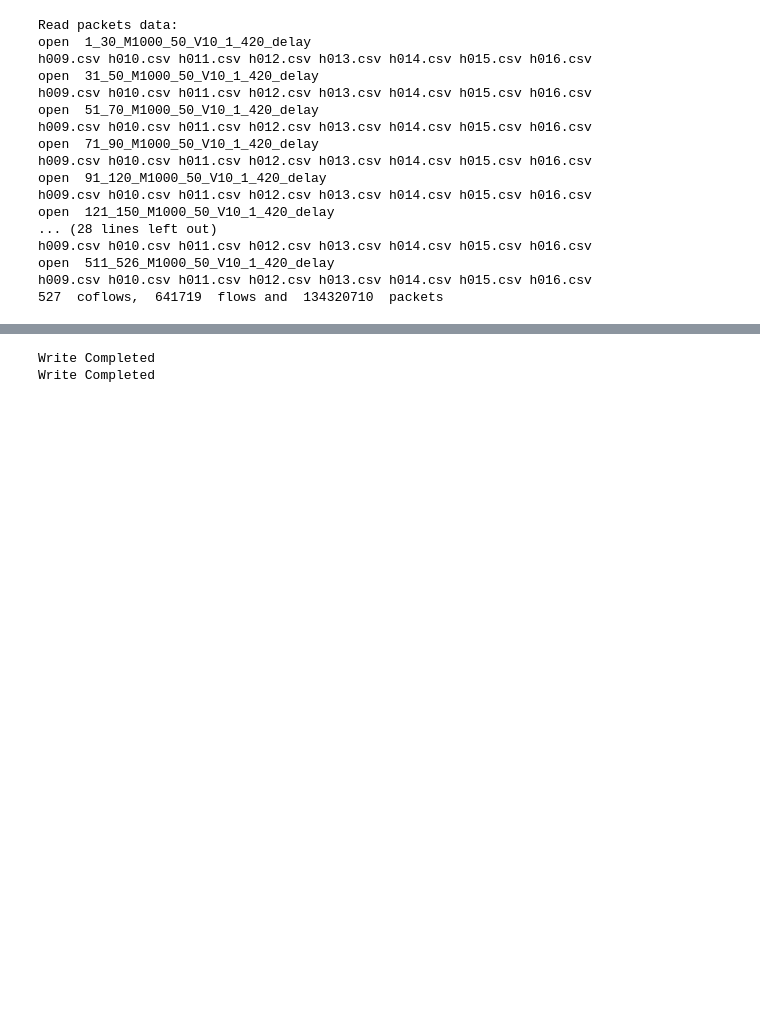
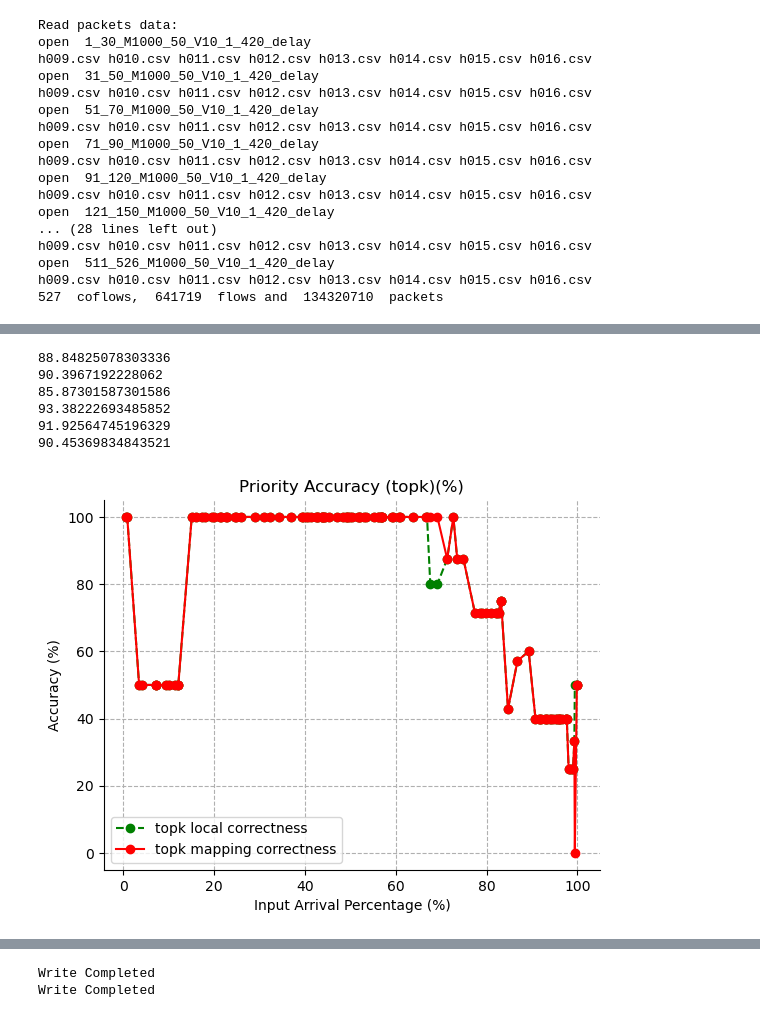
Before and after one commit to yw63/coflow_multi_switch, a Jupyter notebook: p4_simulator_multi.ipynb, the cells around one changed output, grey strips where cells are left out. Cells and saved outputs as stored; diff of their text form; code cells hidden in the pictures; blank space fills up the shorter version.

```diff
--- a/p4_simulator_multi.ipynb
+++ b/p4_simulator_multi.ipynb
@@ -1509,0 +2132,78 @@ for key in priority_result.keys():
+# %%
+print(sum(local_correctness)/len(local_correctness))
+print(sum(mapping_correctness)/len(mapping_correctness))
+print(sum(local_correctness[:math.floor(len(local_correctness)/2)])/math.floor(len(local_correctness)/2))
+print(sum(local_correctness[math.floor(len(local_correctness)/2):])/math.floor(len(local_correctness)/2))
+print(sum(mapping_correctness[:math.floor(len(mapping_correctness)/2)])/math.floor(len(mapping_correctness)/2))
+print(sum(mapping_correctness[math.floor(len(mapping_correctness)/2):])/math.floor(len(mapping_correctness)/2))
+# %% [output]
+88.84825078303336
+90.3967192228062
+85.87301587301586
+93.38222693485852
+91.92564745196329
+90.45369834843521
+# %%
+local_correctness_topk = []
+mapping_correctness_topk = []
+timer = []
+k = 0.5
+for key in priority_result.keys():
+    groundtruth = []
+    for item in priority_result[key][0]:
+        groundtruth.append(item[0])
+    local_priority = []
+    for item in priority_result[key][1]:
+        local_priority.append(item[0])
+    mapping_priority = []
+    for item in priority_result[key][2]:
+        mapping_priority.append(item[0])
+    if len(local_priority)==1:
+        continue
+    timer.append(key)
+
+    groundtruth_topk = groundtruth[math.floor(len(groundtruth)*k):]
+    local_priority_topk = local_priority[math.floor(len(local_priority)*k):]
+    correct = 0
+    total = 0
+    for cid in local_priority_topk:
+        total+=1
+        if cid in groundtruth_topk:
+            correct+=1
+    if total!=0:
+        local_correctness_topk.append(correct/total*100)
+    else:
+        local_correctness_topk.append(0)
+
+    mapping_priority_topk = mapping_priority[math.floor(len(mapping_priority)*k):]
+    correct = 0
+    total = 0
+    for cid in mapping_priority_topk:
+        total+=1
+        if cid in groundtruth_topk:
+            correct+=1
+    if total!=0:
+        mapping_correctness_topk.append(correct/total*100)
+    else:
+        mapping_correctness_topk.append(0)
+
+arrival_percentage = []
+for i in range(len(timer)):
+    arrival_percentage.append(timer[i]/timer[-1]*100)
+filename = "Coflow_Priority_Result_"+str(numOfSwitches)+"switch_"+str(numofCoflows)+"coflow_"+str(len(sample_input_queue))+"packets_alpha="+str(alpha)
+plt.plot(arrival_percentage, local_correctness_topk, 'go--')
+plt.plot(arrival_percentage, mapping_correctness_topk, 'ro-')
+'''
+plt.plot(arrival_percentage[:math.floor(len(arrival_percentage)/2)], local_correctness_topk[:math.floor(len(local_correctness_topk)/2)], 'go--')
+plt.plot(arrival_percentage[:math.floor(len(arrival_percentage)/2)], mapping_correctness_topk[:math.floor(len(mapping_correctness_topk)/2)], 'ro-')
+'''
+plt.legend(['topk local correctness', 'topk mapping correctness'])
+plt.title('Priority Accuracy (topk)(%)')
+plt.xlabel('Input Arrival Percentage (%)')
+plt.ylabel('Accuracy (%)')
+plt.gca().spines['right'].set_visible(False)
+plt.gca().spines['top'].set_visible(False)
+plt.grid(linestyle='--')
+plt.savefig("plt/" + filename + "_topk=" + str(k) + ".png")
+# %% [output]
+[figure, added]
```
Also changed, not shown: parts of 25 cells of this notebook, 1 other file.
